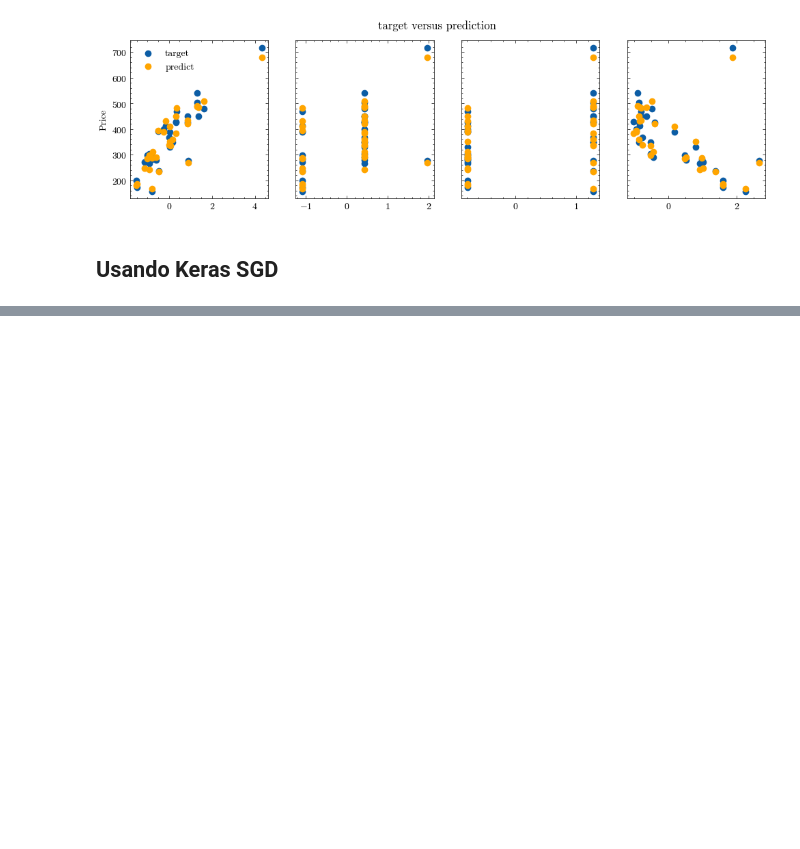
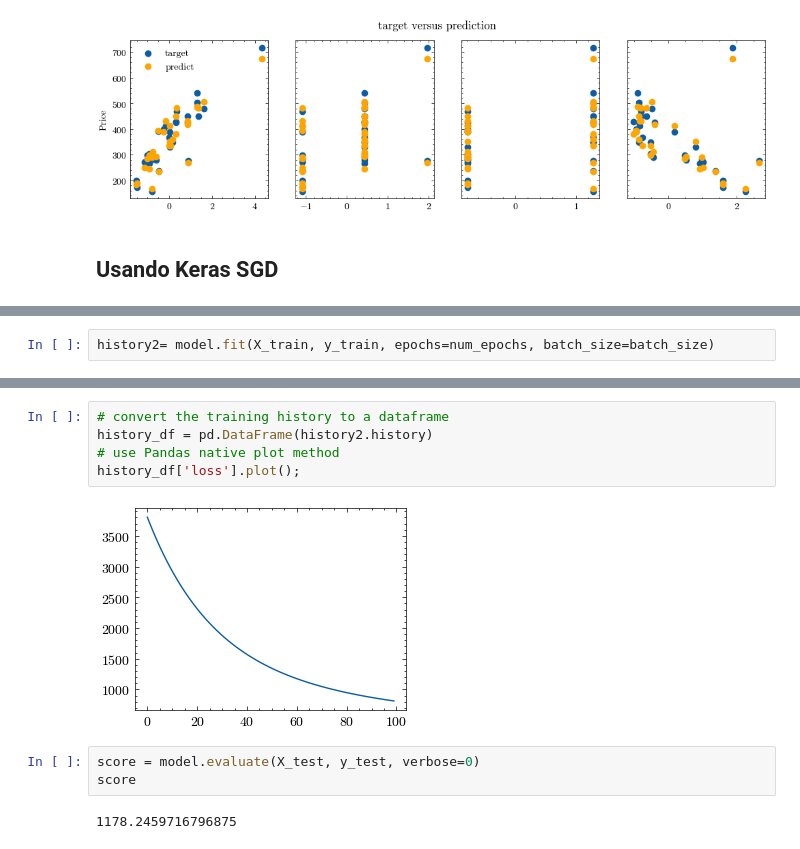
Before and after one commit to DCI-alxogm/ml2023-PotterSR, a Jupyter notebook: Sep8-9/Tarea9Sep.ipynb, the cells around one changed output, grey strips where cells are left out. Drawn from its saved outputs; the diff is of its cells as text; blank space fills up the shorter version.

```diff
--- a/Sep8-9/Tarea9Sep.ipynb
+++ b/Sep8-9/Tarea9Sep.ipynb
@@ -109,0 +180,2 @@ To enable the following instructions: AVX2 FMA, in other operations, rebuild Ten
+# %%
+history2= model.fit(X_train, y_train, epochs=num_epochs, batch_size=batch_size)
@@ -109,0 +209,12 @@ To enable the following instructions: AVX2 FMA, in other operations, rebuild Ten
+# %%
+# convert the training history to a dataframe
+history_df = pd.DataFrame(history2.history)
+# use Pandas native plot method
+history_df['loss'].plot();
+# %% [output]
+[figure, added]
+# %%
+score = model.evaluate(X_test, y_test, verbose=0)
+score
+# %% [output]
+1178.2459716796875
```
Also changed, not shown: parts of 16 cells of this notebook.
